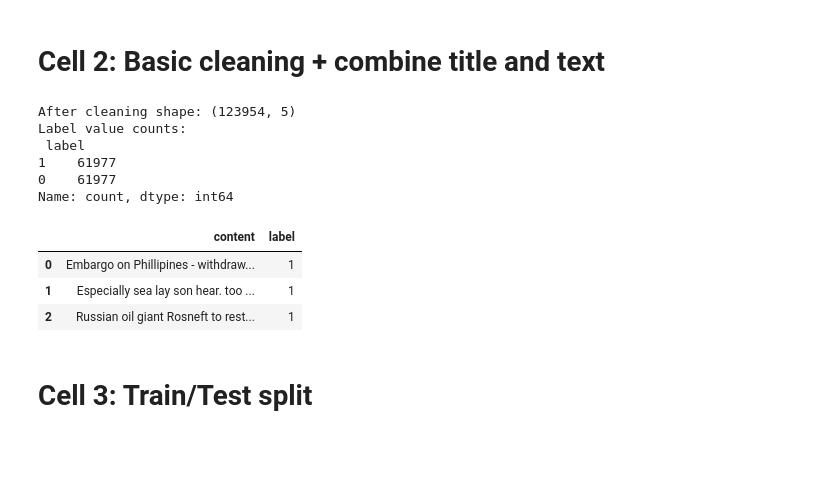
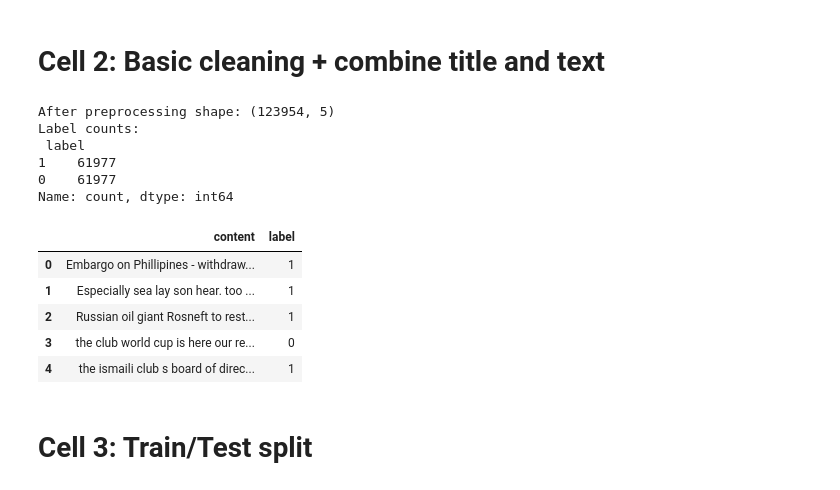
Before and after one commit to ThisalFernando/Fake-Real-News-Detection, a Jupyter notebook: Multinominal_Naive_Bayes.ipynb, the cells around one changed output. Cells and saved outputs as stored; diff of their text form; code cells hidden in the pictures; blank space fills up the shorter version.

```diff
--- a/Multinominal_Naive_Bayes.ipynb
+++ b/Multinominal_Naive_Bayes.ipynb
@@ -45,39 +46,51 @@ Columns: ['id', 'title', 'text', 'label']
 # %% [markdown]
 # Cell 2: Basic cleaning + combine title and text
 # %%
+import re
+
 TITLE_COL = "title"
-TEXT_COL = "text"
+TEXT_COL  = "text"
 LABEL_COL = "label"
 
-# Check required columns
 missing_cols = [c for c in [TITLE_COL, TEXT_COL, LABEL_COL] if c not in df.columns]
 if missing_cols:
-    raise ValueError(f"Missing required columns: {missing_cols}. Found columns: {df.columns.tolist()}")
+    raise ValueError(f"Missing required columns: {missing_cols}. Found: {df.columns.tolist()}")
 
-# Fill NaNs and combine text
+def clean_text_safe(s: str) -> str:
+    s = "" if pd.isna(s) else str(s)
+
+    # remove HTML tags only
+    s = re.sub(r"<[^>]+>", " ", s)
+
+    # normalize whitespace only
+    s = re.sub(r"\s+", " ", s).strip()
+    return s
+
 df[TITLE_COL] = df[TITLE_COL].fillna("")
-df[TEXT_COL] = df[TEXT_COL].fillna("")
-df["content"] = (df[TITLE_COL].astype(str) + " " + df[TEXT_COL].astype(str)).str.strip()
+df[TEXT_COL]  = df[TEXT_COL].fillna("")
 
-# Ensure label is numeric 0/1
+df["content"] = (df[TITLE_COL].map(clean_text_safe) + " " + df[TEXT_COL].map(clean_text_safe)).str.strip()
+
 df[LABEL_COL] = pd.to_numeric(df[LABEL_COL], errors="coerce")
 df = df.dropna(subset=[LABEL_COL]).copy()
 df[LABEL_COL] = df[LABEL_COL].astype(int)
 
-print("After cleaning shape:", df.shape)
-print("Label value counts:\n", df[LABEL_COL].value_counts())
-df[["content", LABEL_COL]].head(3)
+print("After preprocessing shape:", df.shape)
+print("Label counts:\n", df[LABEL_COL].value_counts())
+df[["content", LABEL_COL]].head()
 # %% [output]
-After cleaning shape: (123954, 5)
-Label value counts:
+After preprocessing shape: (123954, 5)
+Label counts:
  label
 1    61977
 0    61977
 Name: count, dtype: int64
 |  | content | label |
 | 0 | Embargo on Phillipines - withdraw... | 1 |
 | 1 | Especially sea lay son hear. too ... | 1 |
 | 2 | Russian oil giant Rosneft to rest... | 1 |
+| 3 | the club world cup is here our re... | 0 |
+| 4 | the ismaili club s board of direc... | 1 |
 # %% [markdown]
 # Cell 3: Train/Test split
 # %%
```
Also changed, not shown: parts of 3 cells of this notebook.
